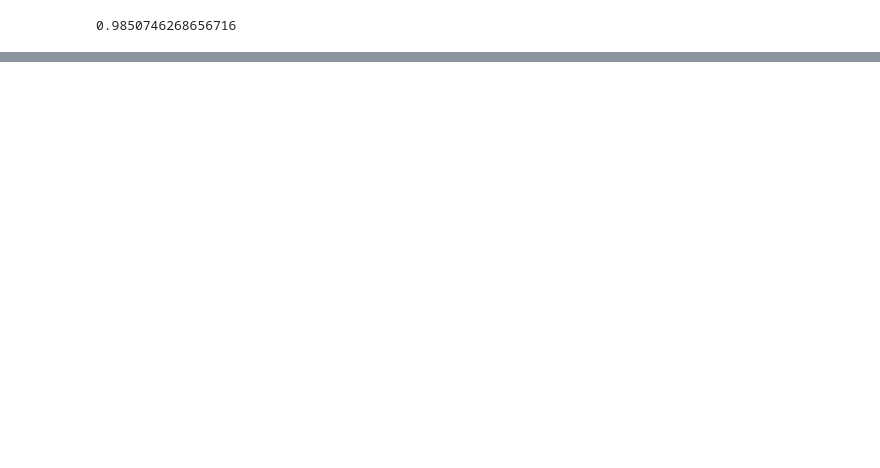
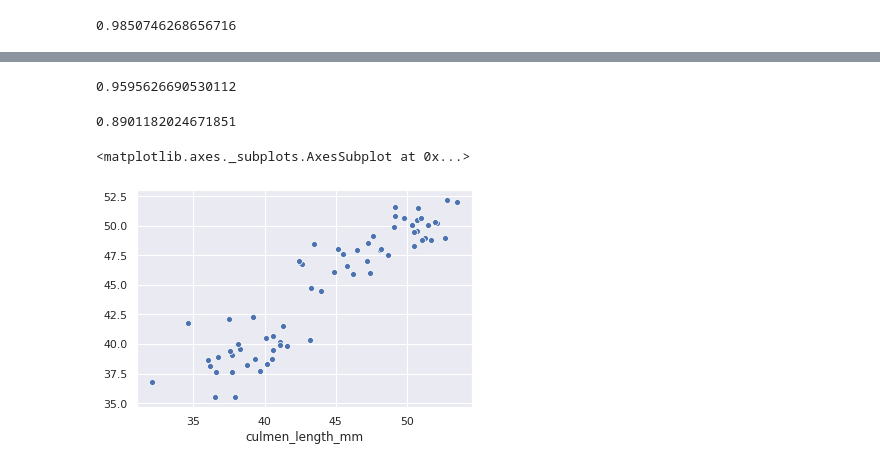
Before and after one commit to SDS-AAU/SDS-master, a Jupyter notebook: courses/ds4b-m1-6-sml/notebooks/s1-sml-intro.ipynb, the cells around one changed output, grey strips where cells are left out. Cells and saved outputs as stored; diff of their text form; code cells hidden in the pictures; blank space fills up the shorter version.

```diff
--- a/courses/ds4b-m1-6-sml/notebooks/s1-sml-intro.ipynb
+++ b/courses/ds4b-m1-6-sml/notebooks/s1-sml-intro.ipynb
@@ -604,0 +629,3 @@ penguins.head()
+# %%
+from sklearn.model_selection import train_test_split
+X_train, X_test, y_train, y_test = train_test_split(X, y, test_size = 0.2, random_state = 21)
@@ -604,0 +634,6 @@ penguins.head()
+# %%
+model_ols = LinearRegression()
+model_rf = RandomForestRegressor()
+model_xgb = XGBRegressor()
+# %%
+model_ols.fit(X_train, y_train)
@@ -604,0 +679,8 @@ penguins.head()
+# %%
+model_rf.score(X_train, y_train)
+# %% [output]
+0.9595626690530112
+# %%
+model_xgb.score(X_train, y_train)
+# %% [output]
+0.8901182024671851
@@ -604,0 +689,2 @@ penguins.head()
+# %%
+y_pred_ols = model_ols.predict(X_test)
@@ -604,0 +693,5 @@ penguins.head()
+# %%
+sns.scatterplot(y_test, y_pred_ols)
+# %% [output]
+<matplotlib.axes._subplots.AxesSubplot at 0x...>
+[figure, added]
```
Also changed, not shown: parts of 62 cells of this notebook.
